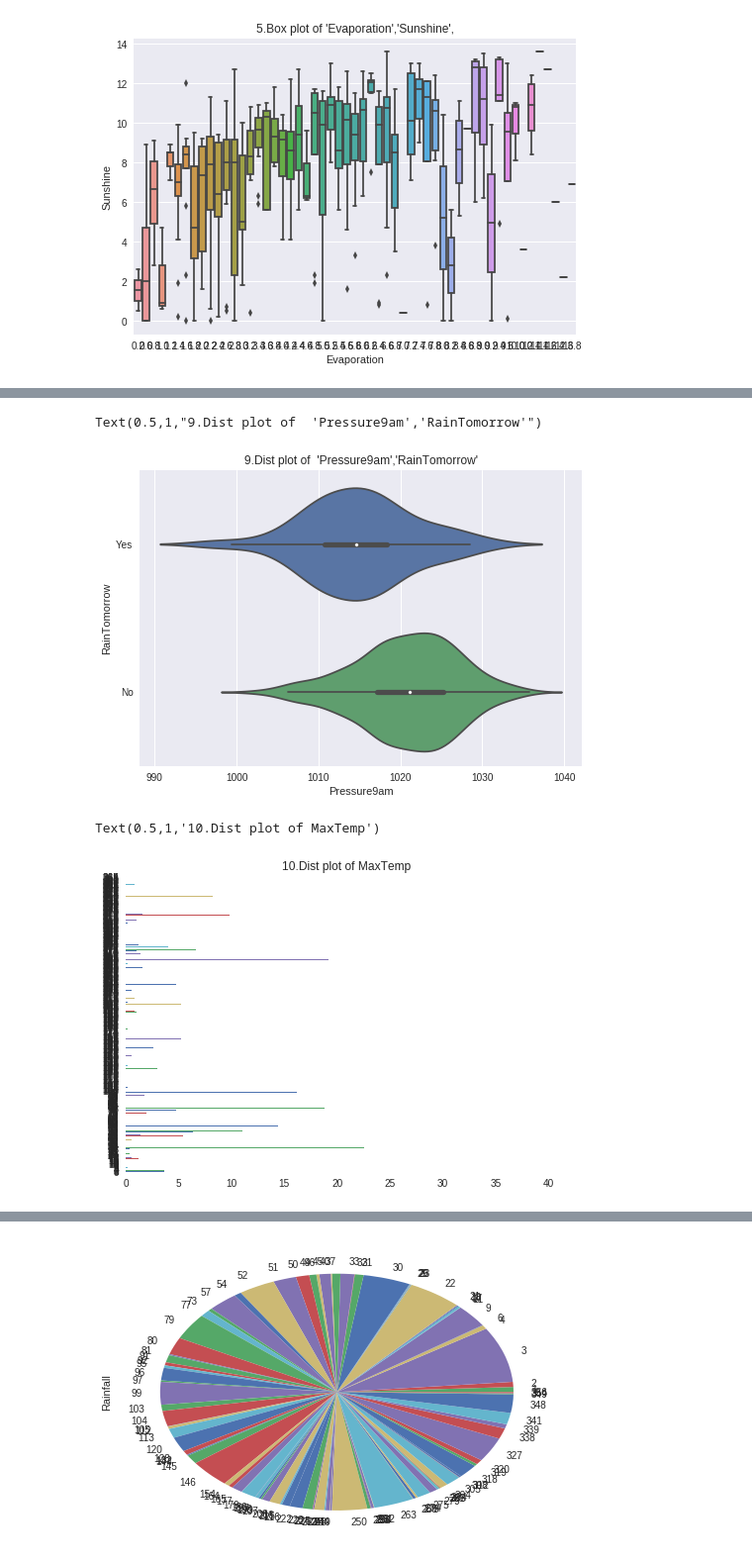
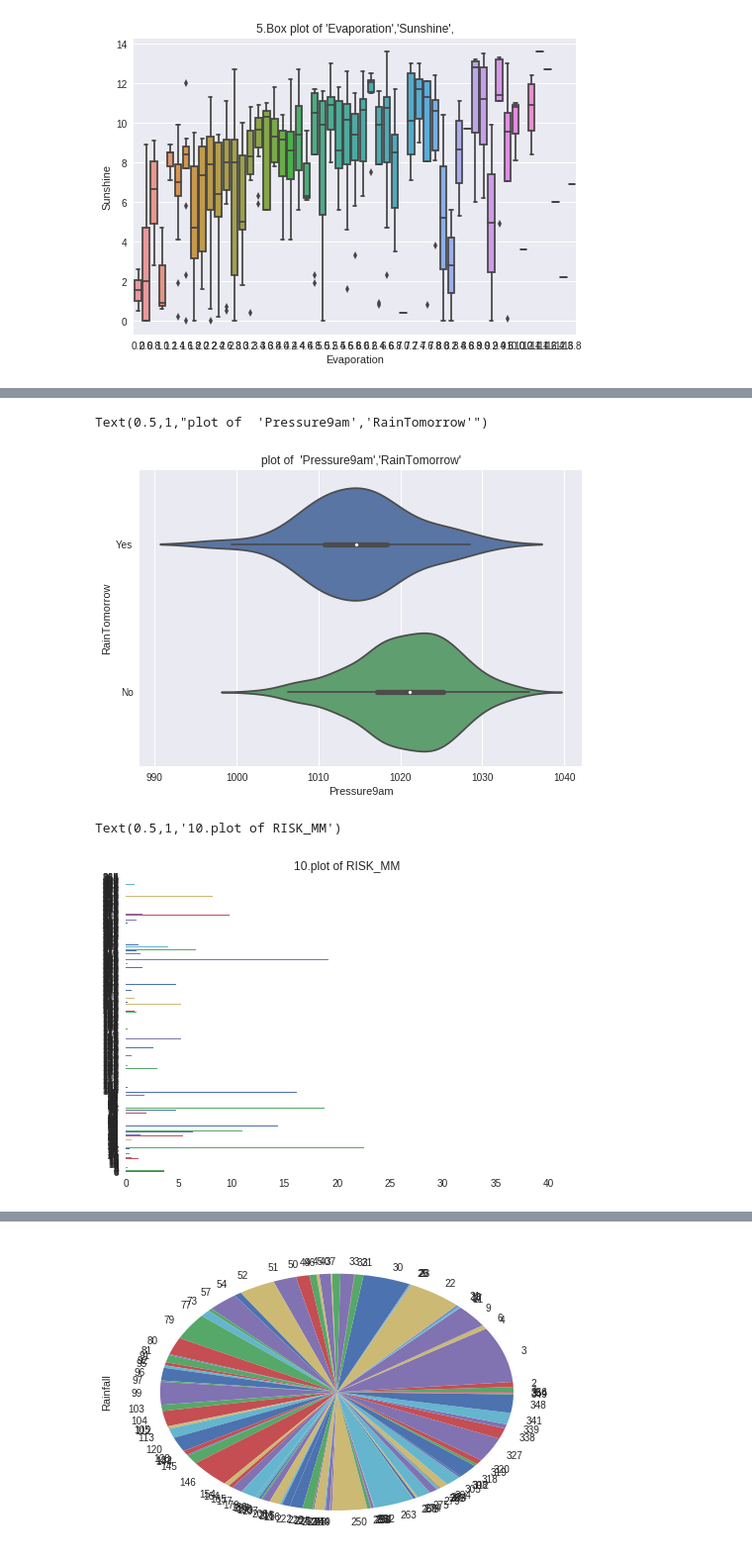
Before and after one commit to harjeevansingh/ML_ON1Acadview, a Jupyter notebook: assignment_6.ipynb, the cells around one changed output, grey strips where cells are left out. Shown at 99% size. Drawn from its saved outputs; the diff is of its cells as text; code cells hidden in the pictures.

```diff
--- a/assignment_6.ipynb
+++ b/assignment_6.ipynb
@@ -108,17 +108,17 @@ Text(0.5,1,"8.Dist plot of  'Humidity9am','Humidity3pm'")
 # %%
 sns.violinplot(x= 'Pressure9am', y='RainTomorrow',data=df)
 sns.despine()
-plt.title("9.Dist plot of  'Pressure9am','RainTomorrow'")
+plt.title("plot of  'Pressure9am','RainTomorrow'")
 # %% [output]
-Text(0.5,1,"9.Dist plot of  'Pressure9am','RainTomorrow'")
+Text(0.5,1,"plot of  'Pressure9am','RainTomorrow'")
-[figure, old version]
+[figure, new version]
 # %%
 df['RISK_MM'].plot(kind='barh')
 sns.despine()
-plt.title("10.Dist plot of MaxTemp")
+plt.title("10.plot of RISK_MM")
 # %% [output]
-Text(0.5,1,'10.Dist plot of MaxTemp')
+Text(0.5,1,'10.plot of RISK_MM')
-[figure, old version]
+[figure, new version]
 # %%
 sns.violinplot(x= 'Temp9am', y='Temp3pm',data=df,hue='RainToday' ,split= True, inner='stick',palette='Set2')
 sns.despine()
```
Also changed, not shown: parts of 8 cells of this notebook.
